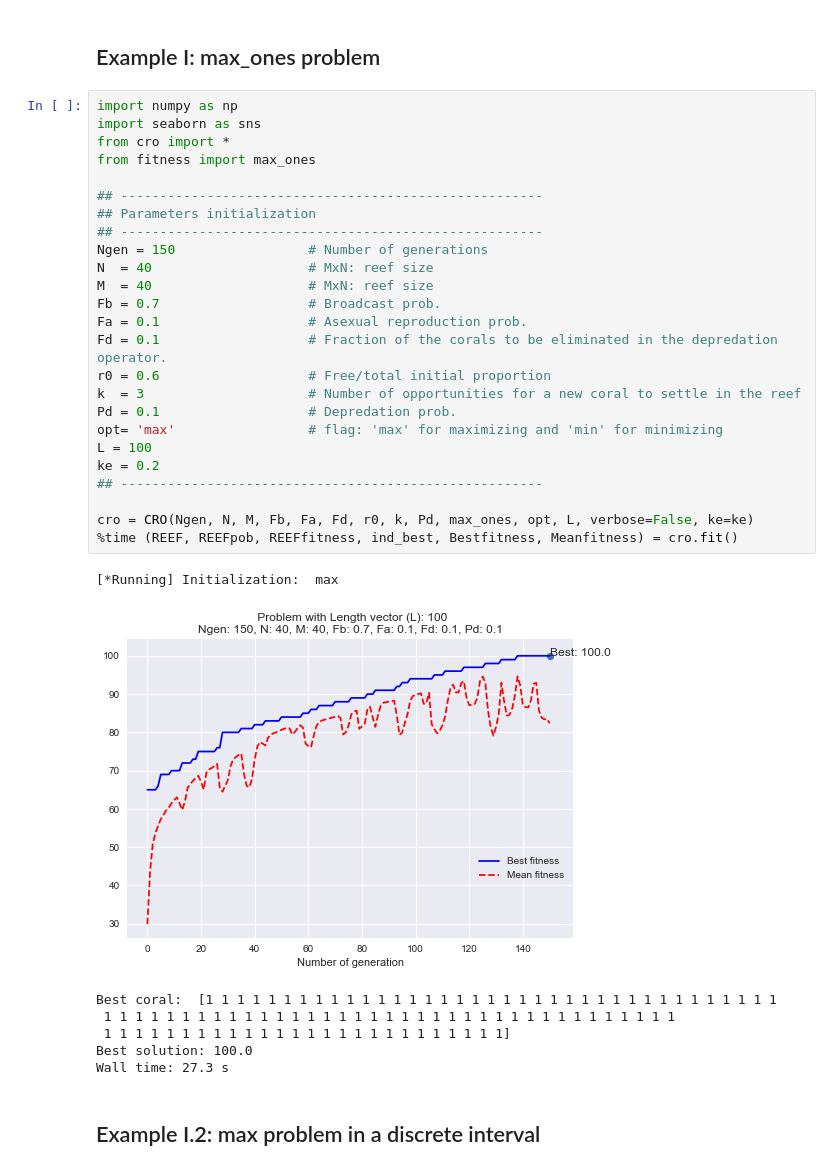
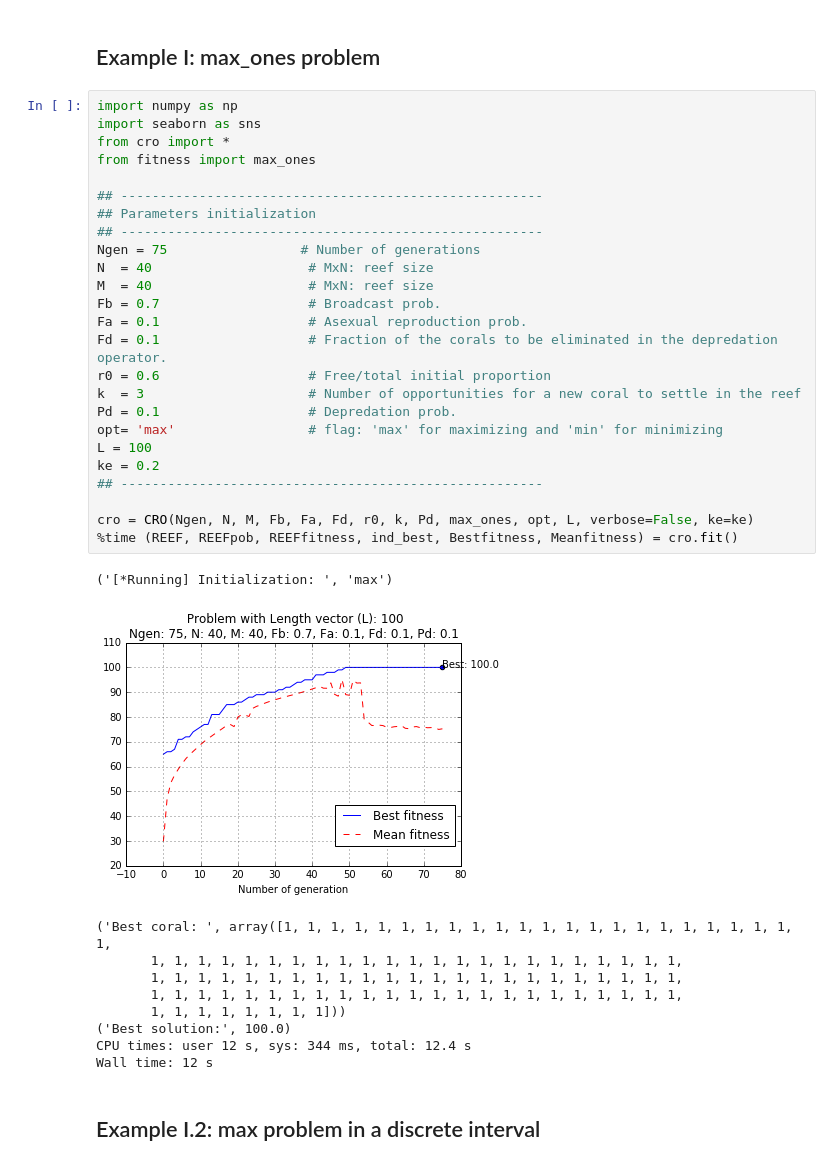
Before and after one commit to VictorPelaez/coral-reef-optimization-algorithm, a Jupyter notebook: cro/test.ipynb, the cells around one changed output. Drawn from its saved outputs; the diff is of its cells as text.

```diff
--- a/cro/test.ipynb
+++ b/cro/test.ipynb
@@ -5,36 +5,39 @@
 # %%
 import numpy as np
 import seaborn as sns
 from cro import *
 from fitness import max_ones
 
 ## ------------------------------------------------------
 ## Parameters initialization
 ## ------------------------------------------------------
-Ngen = 150                 # Number of generations
+Ngen = 75                 # Number of generations
 N  = 40                    # MxN: reef size
 M  = 40                    # MxN: reef size
 Fb = 0.7                   # Broadcast prob.
 Fa = 0.1                   # Asexual reproduction prob.
 Fd = 0.1                   # Fraction of the corals to be eliminated in the depredation operator.
 r0 = 0.6                   # Free/total initial proportion
 k  = 3                     # Number of opportunities for a new coral to settle in the reef
 Pd = 0.1                   # Depredation prob.
 opt= 'max'                 # flag: 'max' for maximizing and 'min' for minimizing
 L = 100
 ke = 0.2
 ## ------------------------------------------------------
 
 cro = CRO(Ngen, N, M, Fb, Fa, Fd, r0, k, Pd, max_ones, opt, L, verbose=False, ke=ke)
 %time (REEF, REEFpob, REEFfitness, ind_best, Bestfitness, Meanfitness) = cro.fit()
 # %% [output]
-[*Running] Initialization:  max
+('[*Running] Initialization: ', 'max')
-[figure, old version]
+[figure, new version]
-Best coral:  [1 1 1 1 1 1 1 1 1 1 1 1 1 1 1 1 1 1 1 1 1 1 1 1 1 1 1 1 1 1 1 1 1 1 1 1 1
- 1 1 1 1 1 1 1 1 1 1 1 1 1 1 1 1 1 1 1 1 1 1 1 1 1 1 1 1 1 1 1 1 1 1 1 1 1
- 1 1 1 1 1 1 1 1 1 1 1 1 1 1 1 1 1 1 1 1 1 1 1 1 1 1]
-Best solution: 100.0
-Wall time: 27.3 s
+('Best coral: ', array([1, 1, 1, 1, 1, 1, 1, 1, 1, 1, 1, 1, 1, 1, 1, 1, 1, 1, 1, 1, 1, 1, 1,
+       1, 1, 1, 1, 1, 1, 1, 1, 1, 1, 1, 1, 1, 1, 1, 1, 1, 1, 1, 1, 1, 1, 1,
+       1, 1, 1, 1, 1, 1, 1, 1, 1, 1, 1, 1, 1, 1, 1, 1, 1, 1, 1, 1, 1, 1, 1,
+       1, 1, 1, 1, 1, 1, 1, 1, 1, 1, 1, 1, 1, 1, 1, 1, 1, 1, 1, 1, 1, 1, 1,
+       1, 1, 1, 1, 1, 1, 1, 1]))
+('Best solution:', 100.0)
+CPU times: user 12 s, sys: 344 ms, total: 12.4 s
+Wall time: 12 s
 # %% [markdown]
 ## Example I.2: max problem in a discrete interval
 # %% [markdown]
```
Also changed, not shown: parts of 3 cells of this notebook.
